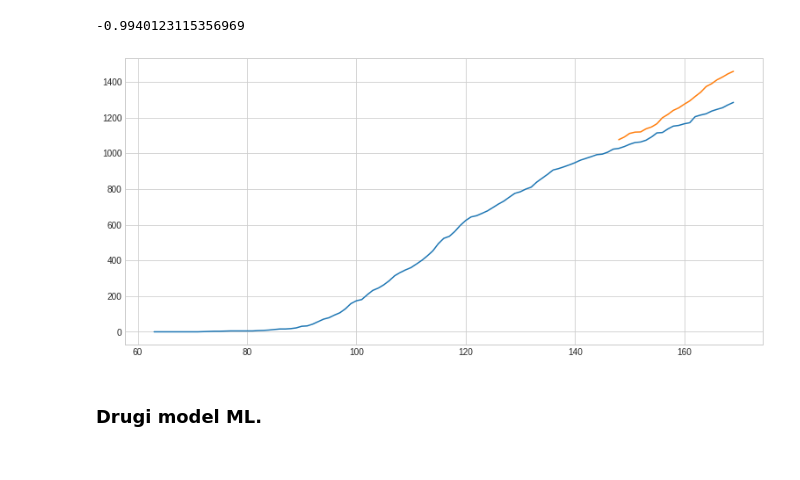
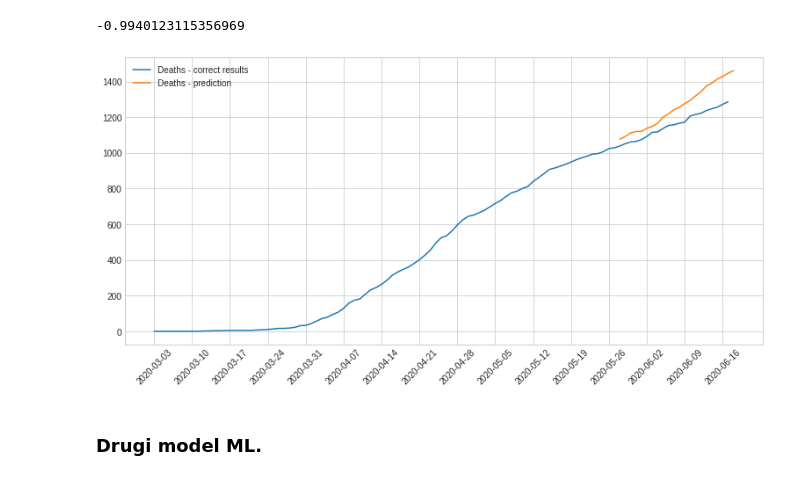
Before and after one commit to Do1kk/COVID-19_Project, a Jupyter notebook: Copy_of_ProjectPython.ipynb, the cells around one changed output. Cells and saved outputs as stored; diff of their text form; code cells hidden in the pictures.

```diff
--- a/Copy_of_ProjectPython.ipynb
+++ b/Copy_of_ProjectPython.ipynb
@@ -59,23 +56,24 @@ data1.describe()
 | 75% | 20381.000000 | 977.000000 | 5774.000000 | 2557.500000 | 101089.500000 | 29850.000000 | ... |
 | max | 30701.000000 | 1286.000000 | 10284.000000 | 3505.000000 | 183095.000000 | 59081.000000 | ... |
 # %%
-X_axis = pd.to_datetime(data1["Timestamp"], dayfirst=True)
+data1["Timestamp"] = pd.to_datetime(data1["Timestamp"], dayfirst=True)
+first_day_list = list((d for d in data1["Timestamp"] if d.dayofweek == 1))
+
 plt.figure(figsize=[13, 18])
-
 plt.subplot(311)
-plt.plot(X_axis, data1[["Number_of_tests_carried_out", "Confirmed", "Deaths"]])
-plt.xticks(list((d for d in X_axis if d.dayofweek == 1)), rotation=45)
+plt.plot(data1["Timestamp"], data1[["Number_of_tests_carried_out", "Confirmed", "Deaths"]])
+plt.xticks(first_day_list, rotation=45)
 plt.yscale("log")
 plt.legend(("Confirmed", "Deaths", "Number of tests carried out"), loc='upper left')
 
 plt.subplot(312)
-plt.plot(X_axis, data1[["Confirmed", "Deaths", "Recovered"]])
-plt.xticks(list((d for d in X_axis if d.dayofweek == 1)), rotation=45)
+plt.plot(data1["Timestamp"], data1[["Confirmed", "Deaths", "Recovered"]])
+plt.xticks(first_day_list, rotation=45)
 plt.legend(("Confirmed", "Deaths", "Recovered"), loc='upper left')
 
 plt.subplot(313)
-plt.plot(X_axis, data1[["In_the_hospital", "In_quarantine", "Under_medical_supervision"]])
-plt.xticks(list((d for d in X_axis if d.dayofweek == 1)), rotation=45)
+plt.plot(data1["Timestamp"], data1[["In_the_hospital", "In_quarantine", "Under_medical_supervision"]])
+plt.xticks(first_day_list, rotation=45)
 plt.legend(("In the hospital", "In quarantine", "Under medical supervision"), loc='upper left')
 
 plt.show()
@@ -170,13 +166,17 @@ from sklearn.model_selection import train_test_split
 # %% [markdown]
 ### **Pierwszy model ML.**
 # %%
-data1["Timestamp"] = pd.to_datetime(data1["Timestamp"], dayfirst=True).dt.dayofyear
-X = data1.iloc[:, [0, 1, 3, 4, 5, 6, 7]]
-y = data1["Deaths"]
+data1_for_model = copy.copy(data1)
+data1_for_model["Timestamp"] = data1_for_model["Timestamp"].dt.dayofyear
+X = data1_for_model.iloc[:, [0, 1, 3, 4, 5, 6, 7]]
+y = data1_for_model["Deaths"]
 X_train, X_test, y_train, y_test = train_test_split(X, y, random_state=43, test_size=0.2, shuffle=False)
 # %%
 hidden_layers = (50, 50, 50, 50, 50, 50, 50, 50, 50, 50, 50)
-model_regr = MLPRegressor(random_state=43, max_iter=1000, hidden_layer_sizes=hidden_layers, early_stopping=True)
+model_regr = MLPRegressor(random_state=43,
+                          max_iter=1000,
+                          hidden_layer_sizes=hidden_layers,
+                          early_stopping=True)
 model_regr.fit(X_train, y_train)
 # %% [output]
 MLPRegressor(activation='relu', alpha=0.0001, batch_size='auto', beta_1=0.9,
@@ -193,14 +194,18 @@ model_regr.score(X_test, y_test)
 # %% [output]
 -0.9940123115356969
-# %%
-plt.figure(figsize=[13, 6])
-
-plt.plot(data1["Timestamp"], data1["Deaths"])
-# Naniesienie przewidywań z wytrenowanego modelu.
-plt.plot(X_test["Timestamp"], y_pred)
-
-plt.show()
-# %% [output]
-[figure, removed]
+# %%
+date_tmp = pd.to_datetime(X_test["Timestamp"], format="%j", exact=False)
+date_tmp = [str(date.day) + '/' +  str(date.month) + '/' + str(date.year + 120) for date in date_tmp]
+date_tmp = pd.to_datetime(date_tmp, format="%d/%m/%Y", exact=False)
+
+plt.figure(figsize=[13, 6])
+plt.plot(data1["Timestamp"], data1["Deaths"])
+plt.plot(date_tmp, y_pred)
+plt.xticks(list((d for d in data1["Timestamp"] if d.dayofweek == 1)), rotation=45)
+plt.legend(("Deaths - correct results", "Deaths - prediction"), loc='upper left')
+
+plt.show()
+# %% [output]
+[figure, added]
 # %% [markdown]
 ### **Drugi model ML.**
```
Also changed, not shown: parts of 20 cells of this notebook.
